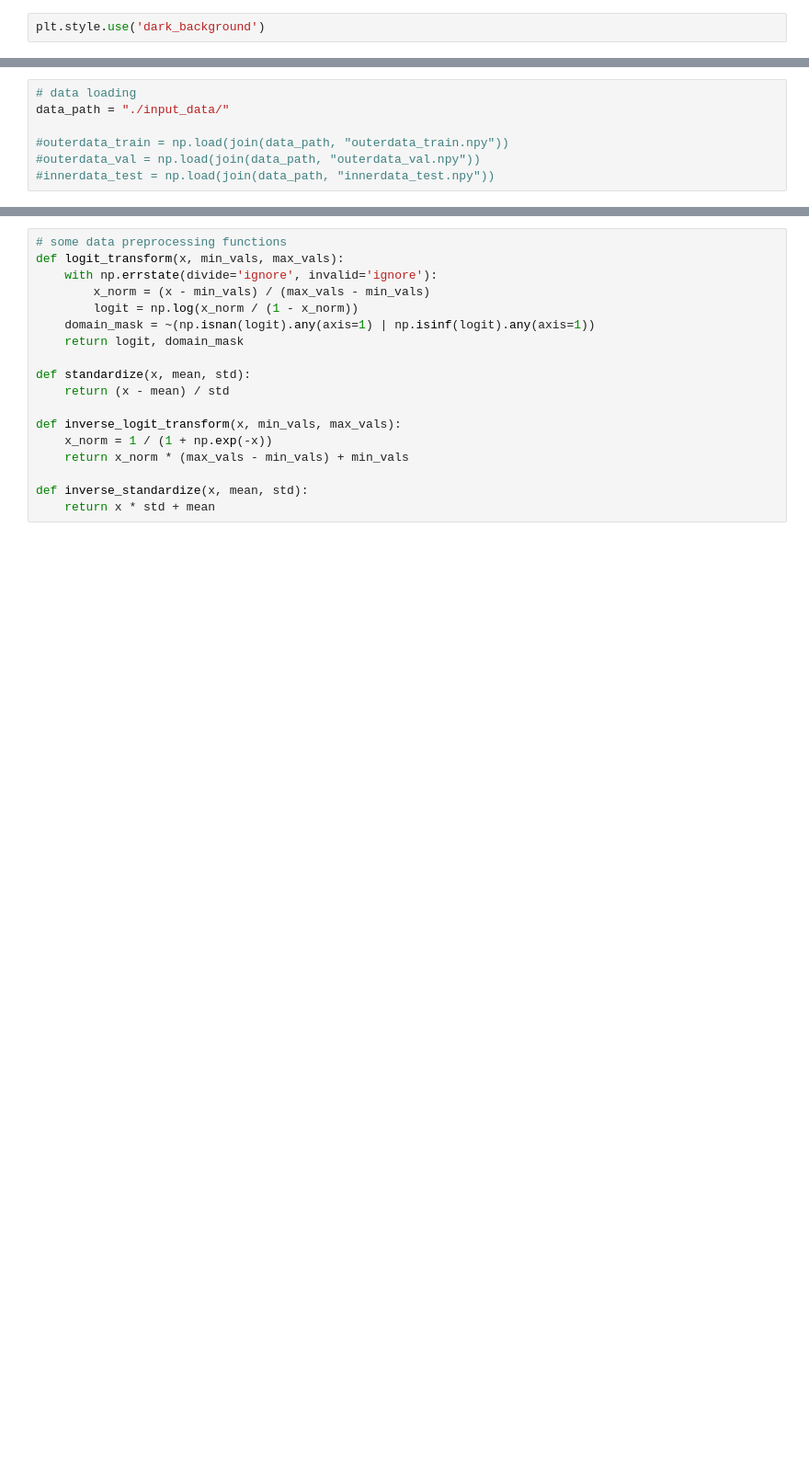
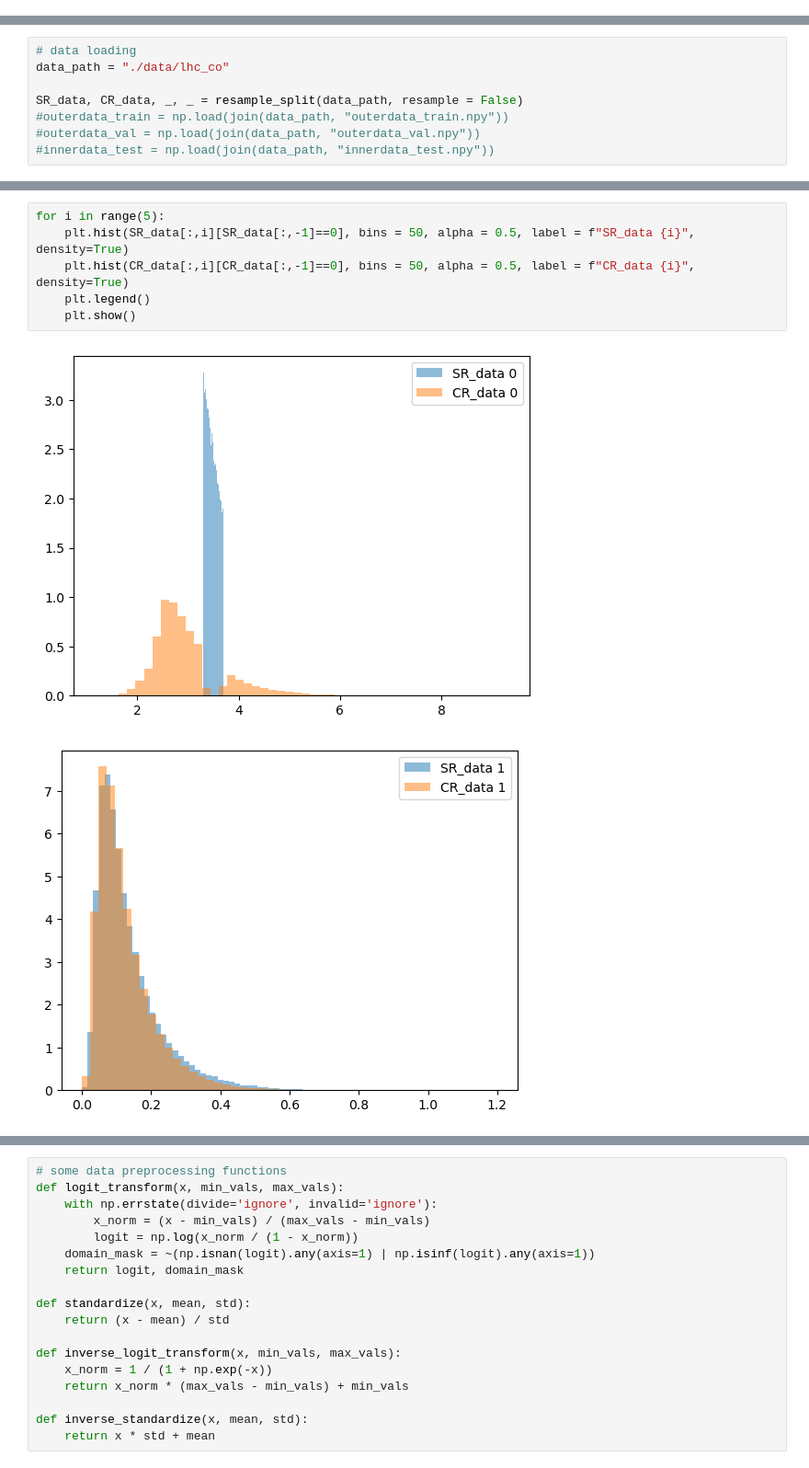
Before and after one commit to rd804/R-ANODE, a Jupyter notebook: notebooks/train_and_test_outer_model.ipynb, the cells around one changed output, grey strips where cells are left out. Shown at 92% size. Cells and saved outputs as stored; diff of their text form; blank space fills up the shorter version.

```diff
--- a/notebooks/train_and_test_outer_model.ipynb
+++ b/notebooks/train_and_test_outer_model.ipynb
@@ -9,2 +9,0 @@ Intel MKL WARNING: Support of Intel(R) Streaming SIMD Extensions 4.2 (Intel(R) S
-# %%
-plt.style.use('dark_background')
@@ -11,7 +19,8 @@ plt.style.use('dark_background')
 # %%
 # data loading
-data_path = "./input_data/"
+data_path = "./data/lhc_co"
 
+SR_data, CR_data, _, _ = resample_split(data_path, resample = False)
 #outerdata_train = np.load(join(data_path, "outerdata_train.npy"))
 #outerdata_val = np.load(join(data_path, "outerdata_val.npy"))
 #innerdata_test = np.load(join(data_path, "innerdata_test.npy"))
@@ -19,0 +31,9 @@ FileNotFoundError: [Errno 2] No such file or directory: './input_data/outerdata_
+# %%
+for i in range(5):
+    plt.hist(SR_data[:,i][SR_data[:,-1]==0], bins = 50, alpha = 0.5, label = f"SR_data {i}", density=True)
+    plt.hist(CR_data[:,i][CR_data[:,-1]==0], bins = 50, alpha = 0.5, label = f"CR_data {i}", density=True)
+    plt.legend()
+    plt.show()
+# %% [output]
+[figure, added]
+[figure, added]
```
Also changed, not shown: parts of 34 cells of this notebook, 4 other files.
